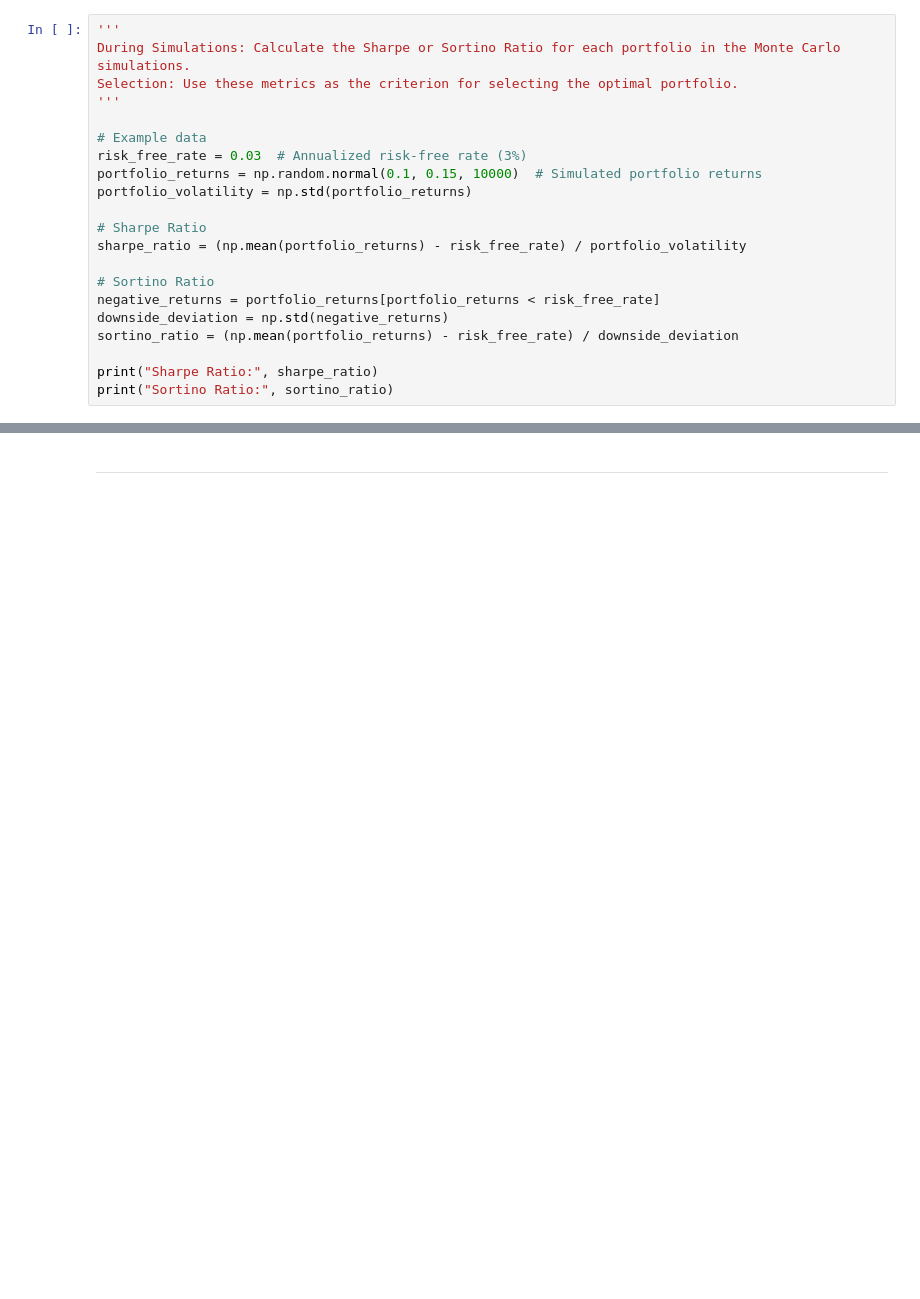
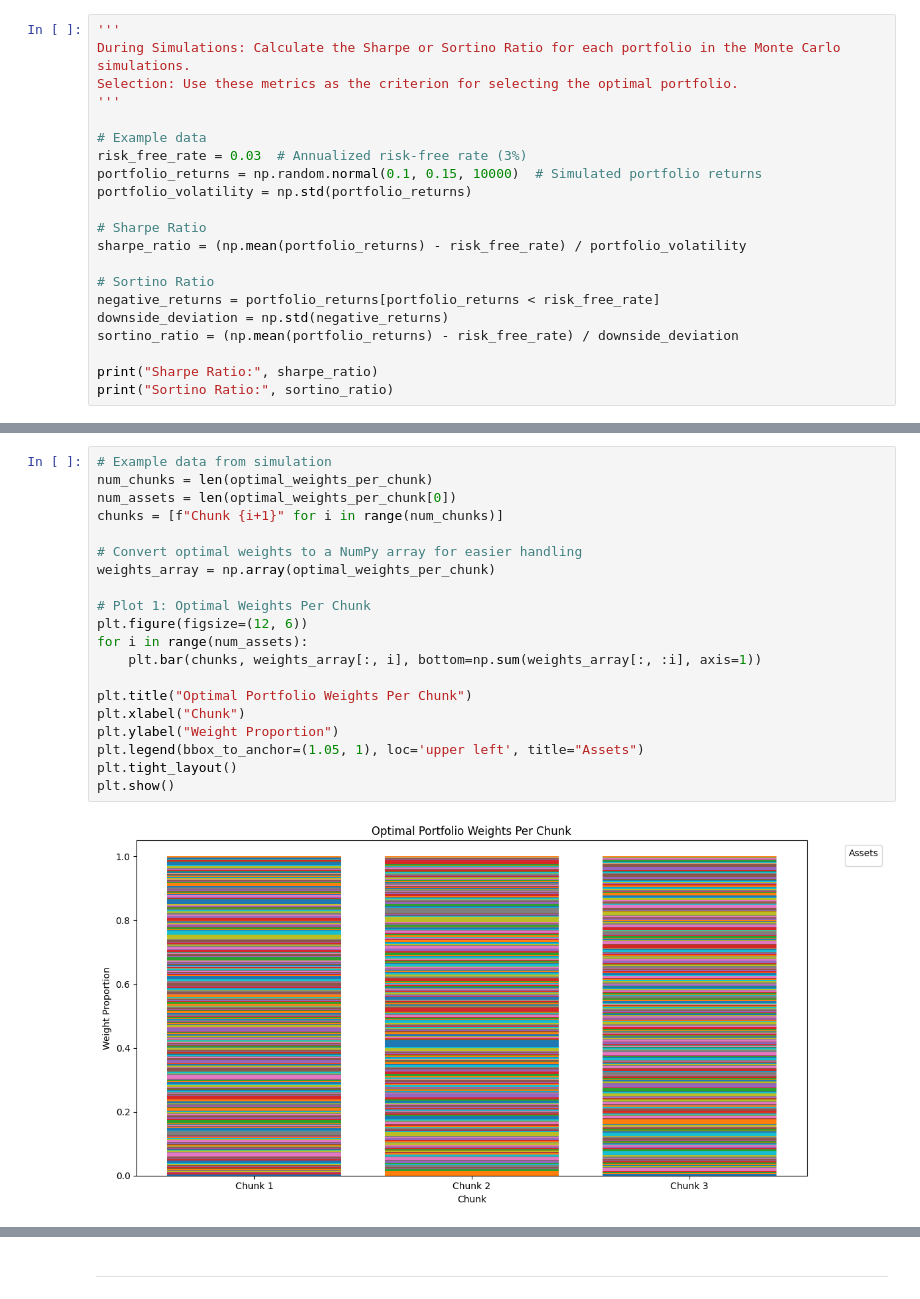
Before and after one commit to PsuperX/stocks-prediction-labia, a Jupyter notebook: notebooks/MC.ipynb, the cells around one changed output, grey strips where cells are left out. Saved outputs shown, nothing was run; the diff lists cells and outputs as text; blank space fills up the shorter version.

```diff
--- a/notebooks/MC.ipynb
+++ b/notebooks/MC.ipynb
@@ -538,0 +649,22 @@ print("Optimal Portfolio Weights:", optimal_portfolio)
+# %%
+# Example data from simulation
+num_chunks = len(optimal_weights_per_chunk)
+num_assets = len(optimal_weights_per_chunk[0])
+chunks = [f"Chunk {i+1}" for i in range(num_chunks)]
+
+# Convert optimal weights to a NumPy array for easier handling
+weights_array = np.array(optimal_weights_per_chunk)
+
+# Plot 1: Optimal Weights Per Chunk
+plt.figure(figsize=(12, 6))
+for i in range(num_assets):
+    plt.bar(chunks, weights_array[:, i], bottom=np.sum(weights_array[:, :i], axis=1))
+
+plt.title("Optimal Portfolio Weights Per Chunk")
+plt.xlabel("Chunk")
+plt.ylabel("Weight Proportion")
+plt.legend(bbox_to_anchor=(1.05, 1), loc='upper left', title="Assets")
+plt.tight_layout()
+plt.show()
+# %% [output]
+[figure, added]
```
Also changed, not shown: parts of 11 cells of this notebook.
